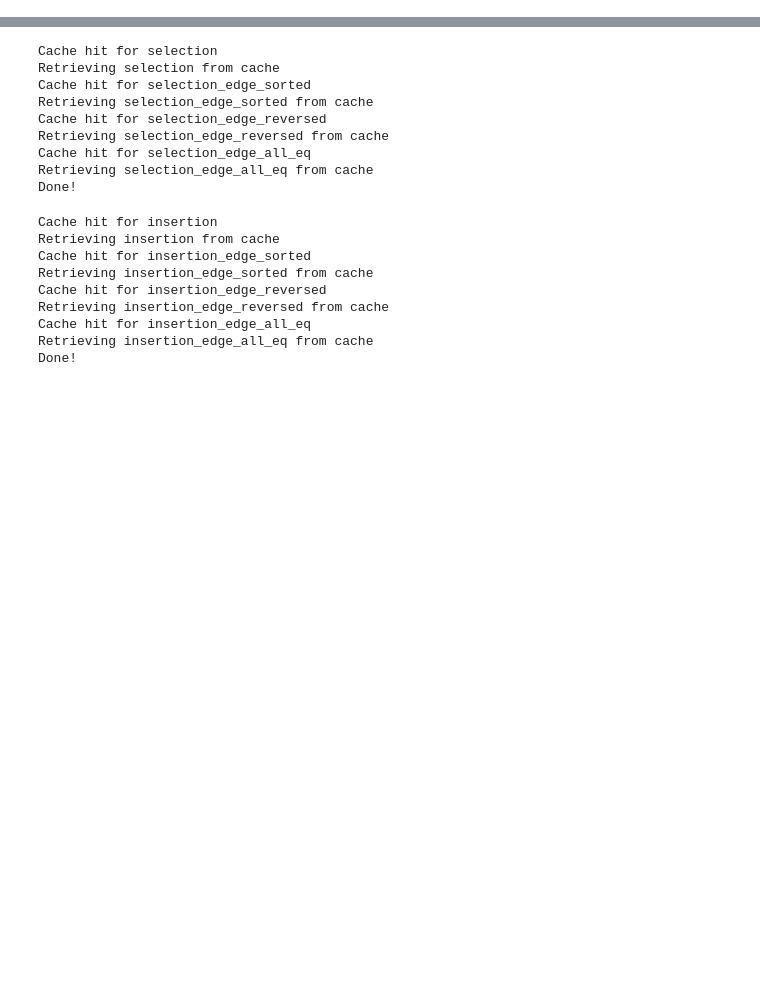
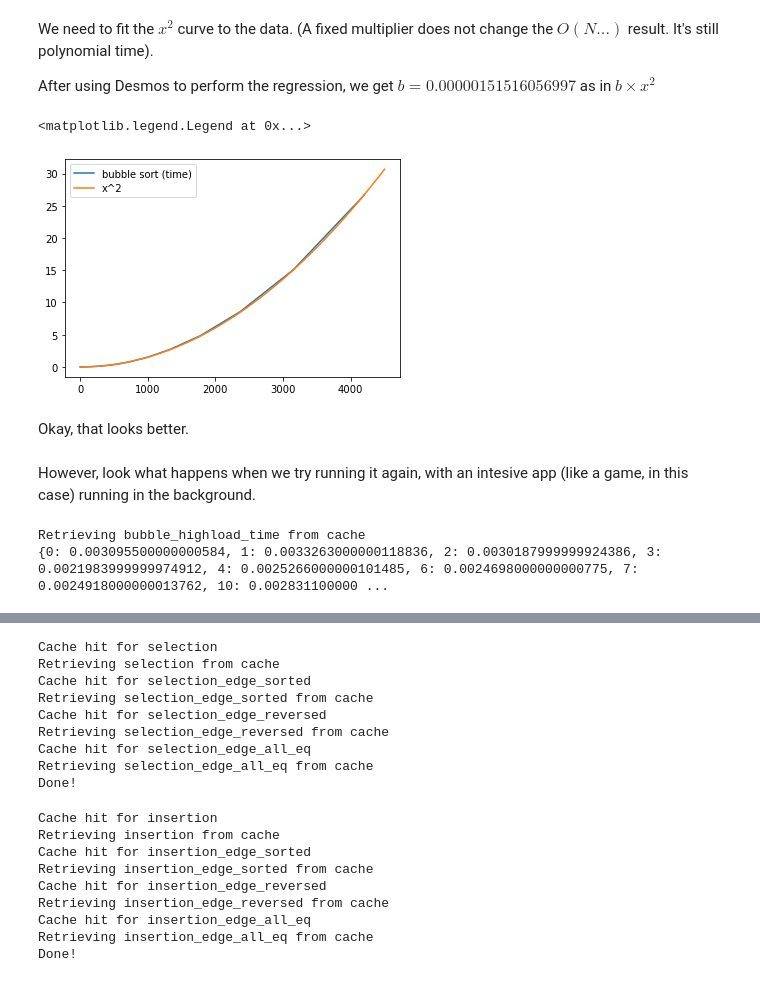
Before and after one commit to penguinencounter/sorting-algorithms, a Jupyter notebook: Notebook.ipynb, the cells around one changed output, grey strips where cells are left out. Cells and saved outputs as stored; diff of their text form; code cells hidden in the pictures; blank space fills up the shorter version.

```diff
--- a/Notebook.ipynb
+++ b/Notebook.ipynb
@@ -89,0 +174,26 @@ Done!
+# %% [markdown]
+We need to fit the $x^2$ curve to the data. (A fixed multiplier does not change the $O(N...)$ result. It's still
+polynomial time).
+
+After using Desmos to perform the regression, we get $b=0.00000151516056997$ as in $b \times x^2$
+# %%
+fig, ax = plt.subplots()
+ax.plot(result.keys(), result.values(), label="bubble sort (time)")
+b = 0.00000151516056997
+graph_eq(lambda x: b*x**2, range(0, 4500), ax, label="x^2")
+ax.legend()
+# %% [output]
+<matplotlib.legend.Legend at 0x...>
+[figure, added]
+# %% [markdown]
+Okay, that looks better.
+# %% [markdown]
+However, look what happens when we try running it again, with an intesive app (like a game, in this case)
+running in the background.
+# %%
+# High load data.
+result2 = autorun_time("bubble", datasets, SEED, fn="_highload")
+print(result2)
+# %% [output]
+Retrieving bubble_highload_time from cache
+{0: 0.003095500000000584, 1: 0.0033263000000118836, 2: 0.0030187999999924386, 3: 0.0021983999999974912, 4: 0.0025266000000101485, 6: 0.0024698000000000775, 7: 0.0024918000000013762, 10: 0.002831100000 ...
```
Also changed, not shown: parts of 23 cells of this notebook, 25 other files.
